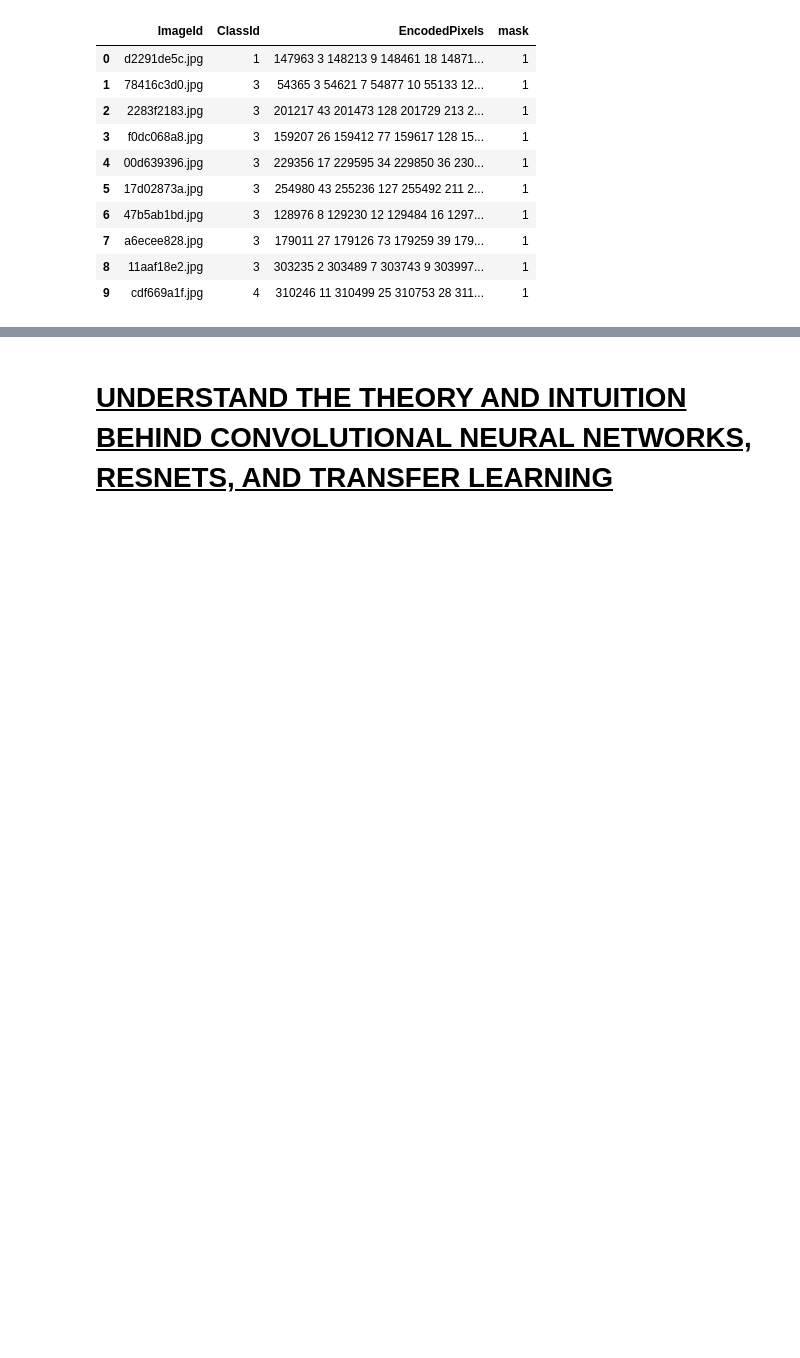
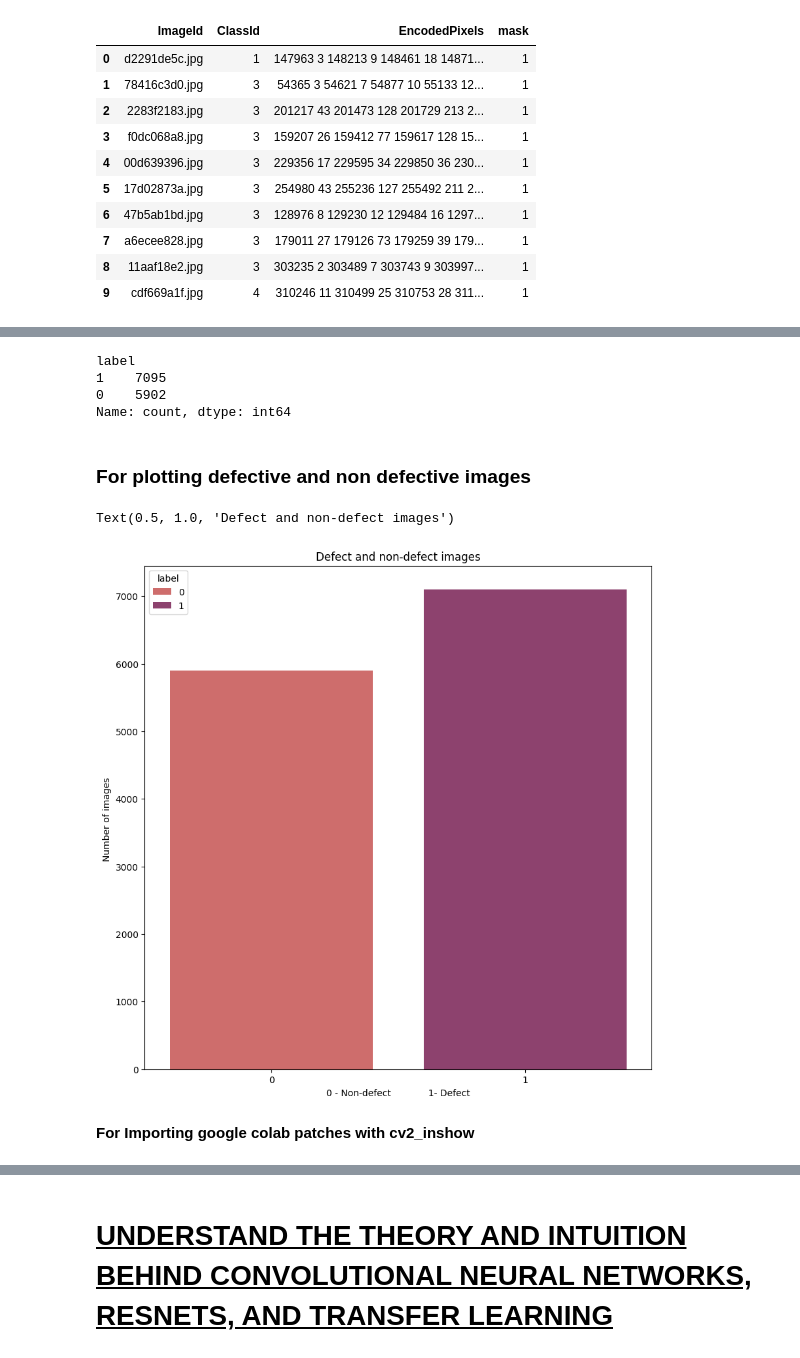
Before and after one commit to FemiAdesola/Data-Science, a Jupyter notebook: Maintenance_&_Manufacturing_Department.ipynb, the cells around one changed output, grey strips where cells are left out. Saved outputs shown, nothing was run; the diff lists cells and outputs as text; code cells hidden in the pictures; blank space fills up the shorter version.

```diff
--- a/Maintenance_&_Manufacturing_Department.ipynb
+++ b/Maintenance_&_Manufacturing_Department.ipynb
@@ -178,2 +248,22 @@ defect_class_mask_df.head(10)
 # %%
-# Let's count defective and non defective images
+# for counting defective and non defective images
+
+all_images_df.label.value_counts()
+# %% [output]
+label
+1    7095
+0    5902
+Name: count, dtype: int64
+# %% [markdown]
+### For plotting defective and non defective images
+# %%
+plt.figure(figsize=(10,10))
+sns.barplot(x = all_images_df.label.value_counts().index, hue = all_images_df.label.value_counts().index, y = all_images_df.label.value_counts(), palette= "flare")
+plt.ylabel('Number of images ')
+plt.xlabel('0 - Non-defect             1- Defect')
+plt.title('Defect and non-defect images')
+# %% [output]
+Text(0.5, 1.0, 'Defect and non-defect images')
+[figure, added]
+# %% [markdown]
+**For Importing google colab patches with cv2_inshow**
```
Also changed, not shown: parts of 92 cells of this notebook.
